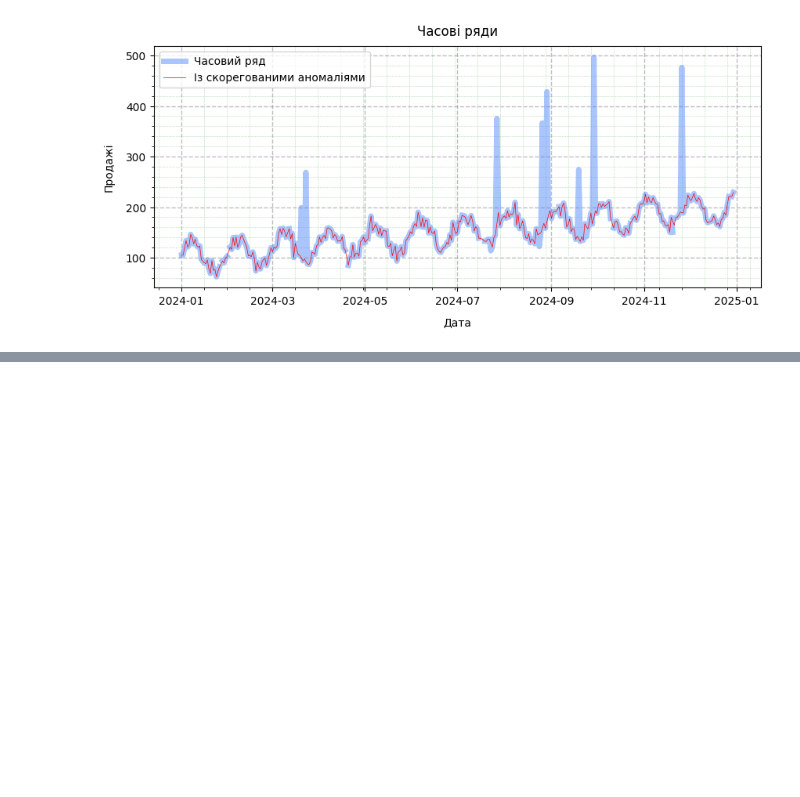
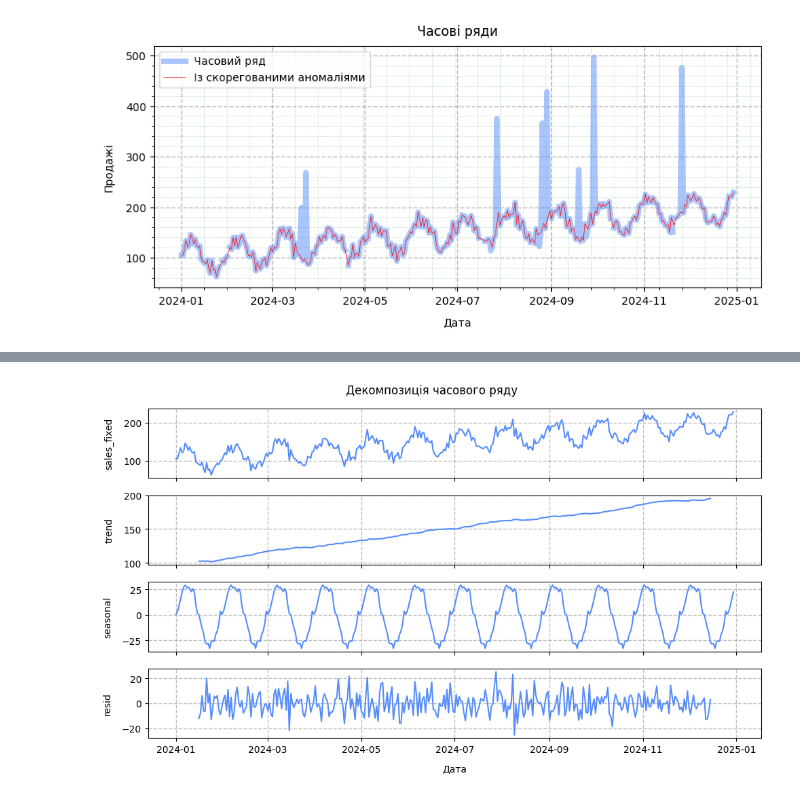
Before and after one commit to BogdanPinchuk/DataScience-PBY_HW15, a Jupyter notebook: Bohdan_Pinchuk_DS_HW15.ipynb, the cells around one changed output, grey strips where cells are left out. Drawn from its saved outputs; the diff is of its cells as text; code cells hidden in the pictures; blank space fills up the shorter version.

```diff
--- a/Bohdan_Pinchuk_DS_HW15.ipynb
+++ b/Bohdan_Pinchuk_DS_HW15.ipynb
@@ -283,6 +283,7 @@ temp_df["peak"] = peaks
 indices = temp_df.loc[peaks, "id"]
 period = np.diff(indices)
 period_mean = np.mean(period)
+period_cycle = np.ceil(period_mean).astype(int)
 
 temp_df["smoothed"] = smoothed_data
 temp_df["smoothed2"] = smoothed_data2
@@ -756,0 +753,44 @@ plt.show()
+# %%
+# Data decomposition
+
+from statsmodels.tsa.seasonal import seasonal_decompose
+
+# Input data
+
+# Solution
+df_decompose = df.set_index("date")
+decomposed_data = seasonal_decompose(df_decompose["sales_fixed"], model='additive', period=period_cycle)
+
+# Print results
+# %%
+# Graphic results
+
+import matplotlib.pyplot as plt
+
+# Input data
+decomposed_array = [
+    decomposed_data.observed,
+    decomposed_data.trend,
+    decomposed_data.seasonal,
+    decomposed_data.resid,
+]
+
+# Solution
+_, axes = plt.subplots(len(decomposed_array), 1, figsize=(10, 6), sharex=True)
+
+for idx, item in enumerate(decomposed_array):
+    ax = axes[idx]
+    ax.plot(item)
+    ax.grid(axis='both', visible=True, which='major', ls='--', linewidth=1.0, color='tab:gray')
+    # ax.minorticks_on()
+    # ax.grid(axis='both', visible=True, which='minor', ls=':', linewidth=0.5, color='tab:green')
+    ax.set_ylabel(f"{item.name}", labelpad=10, loc='center', color='black')
+
+axes[-1].set_xlabel("Дата", labelpad=10, loc='center', color='black')
+
+plt.suptitle(f"Декомпозиція часового ряду")
+
+plt.tight_layout()
+plt.show()
+# %% [output]
+[figure, added]
```
Also changed, not shown: parts of 5 cells of this notebook.
